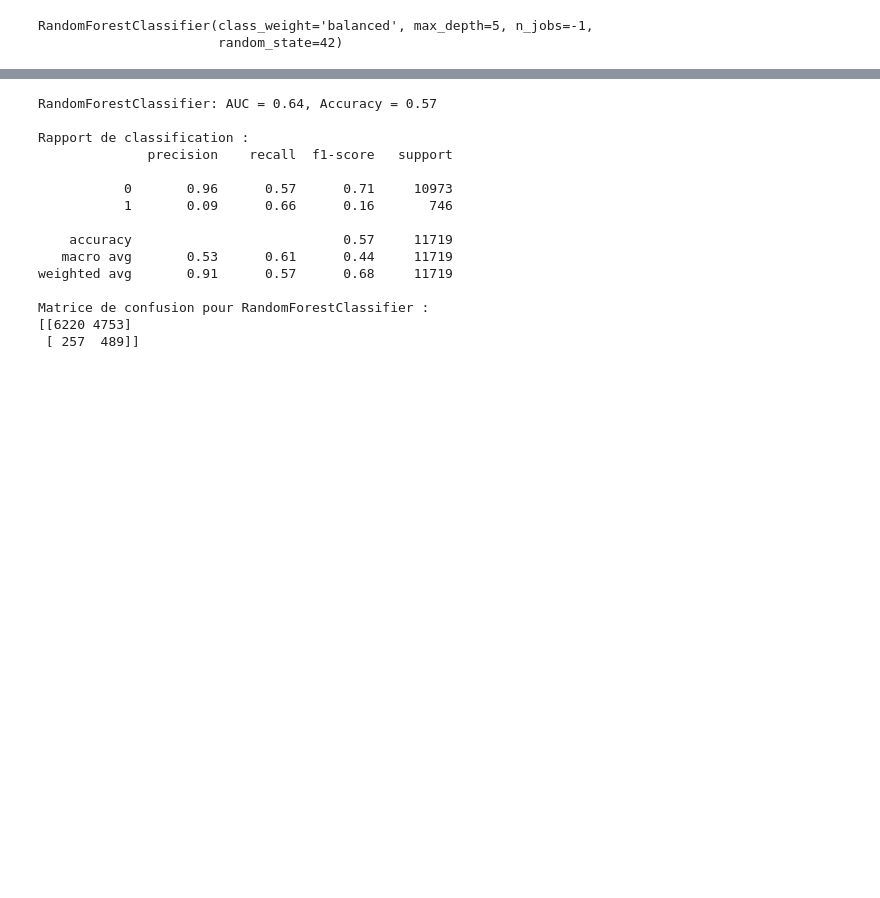
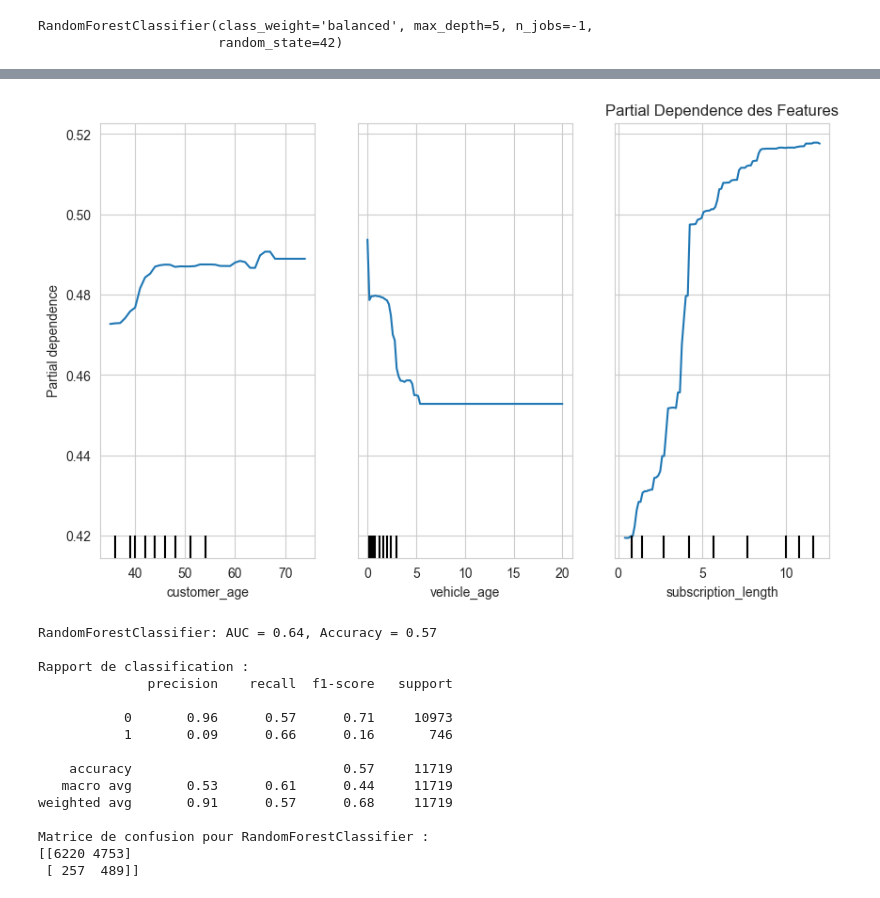
Before and after one commit to Aurami11/ml_tarification_classification, a Jupyter notebook: ml_tarification_auto.ipynb, the cells around one changed output, grey strips where cells are left out. Saved outputs shown, nothing was run; the diff lists cells and outputs as text; code cells hidden in the pictures; blank space fills up the shorter version.

Commit message:
amelioration du modele - partialdep

```diff
--- a/ml_tarification_auto.ipynb
+++ b/ml_tarification_auto.ipynb
@@ -576,5 +576,21 @@ print(features_df)
 
 [77 rows x 2 columns]
+# %%
+from sklearn.inspection import PartialDependenceDisplay
+
+# Liste des noms de features à analyser
+features_to_analyze = ['customer_age', 'vehicle_age', 'subscription_length']
+
+# Convertir les noms des features en indices
+feature_indices = [X_train.columns.get_loc(feature) for feature in features_to_analyze]
+
+# Visualisation avec PartialDependenceDisplay
+fig, ax = plt.subplots(figsize=(10, 6))
+PartialDependenceDisplay.from_estimator(rfc, X_train, features=feature_indices, ax=ax)
+plt.title('Partial Dependence des Features')
+plt.show()
+# %% [output]
+[figure, added]
 # %%
 name = 'RandomForestClassifier'
 
```
Also changed, not shown: parts of 2 cells of this notebook.
